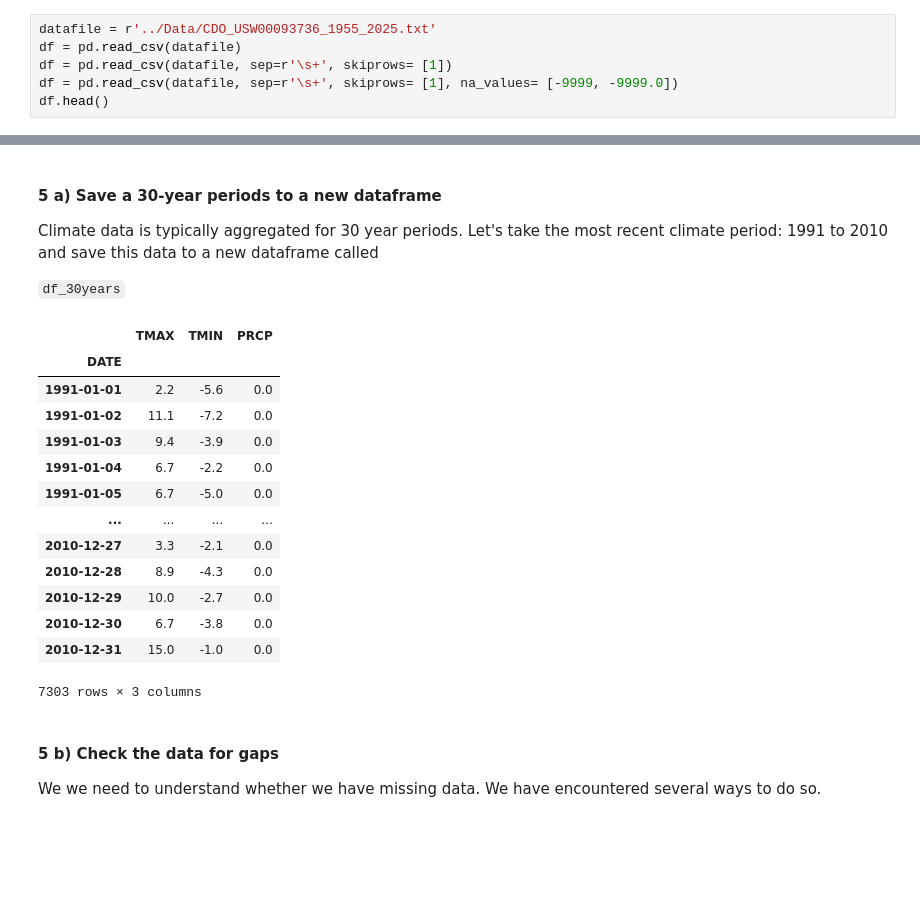
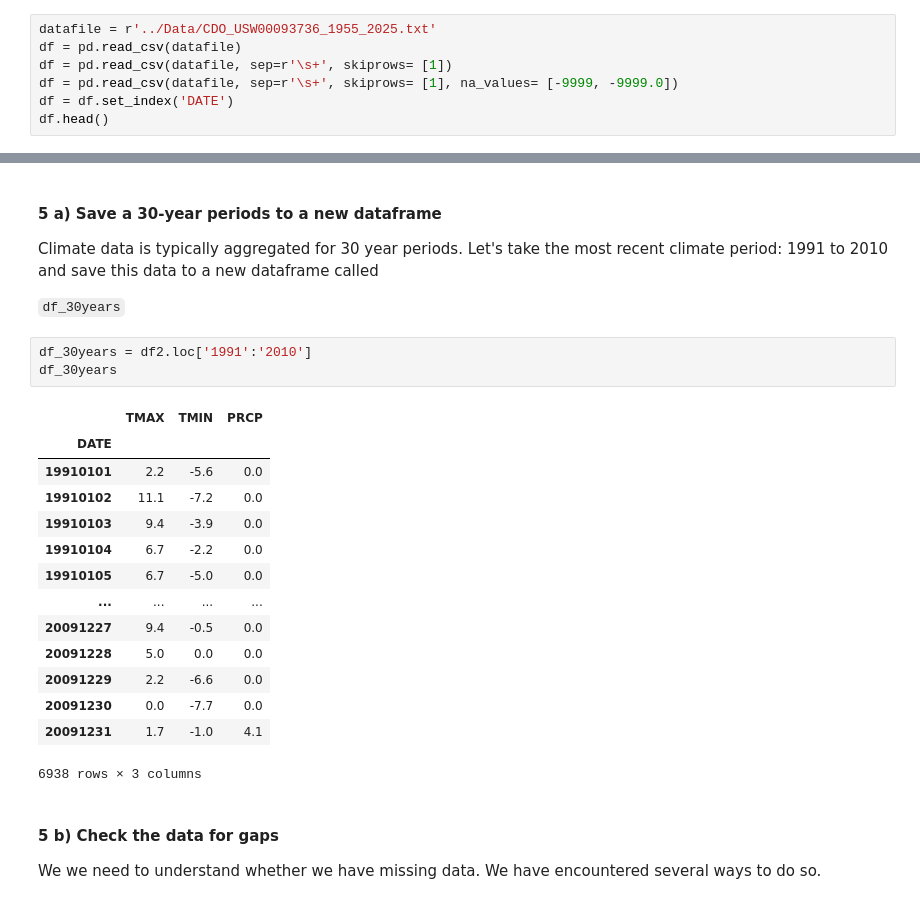
Before and after one commit to rummelen/ISAT_420_S26_Shared, a Jupyter notebook: W5_Pandas_Groupby_And_Timeseries/Code/w5_pandas_timerseries_practice.ipynb, the cells around one changed output, grey strips where cells are left out. Saved outputs shown, nothing was run; the diff lists cells and outputs as text; blank space fills up the shorter version.

```diff
--- a/W5_Pandas_Groupby_And_Timeseries/Code/w5_pandas_timerseries_practice.ipynb
+++ b/W5_Pandas_Groupby_And_Timeseries/Code/w5_pandas_timerseries_practice.ipynb
@@ -24,5 +24,6 @@ datafile = r'../Data/CDO_USW00093736_1955_2025.txt'
 df = pd.read_csv(datafile)
 df = pd.read_csv(datafile, sep=r'\s+', skiprows= [1])
 df = pd.read_csv(datafile, sep=r'\s+', skiprows= [1], na_values= [-9999, -9999.0])
+df = df.set_index('DATE')
 df.head()
 # %% [output]
@@ -99,21 +102,23 @@ Climate data is typically aggregated for 30 year periods. Let's take the most re
 
 `df_30years`
 # %%
+df_30years = df2.loc['1991':'2010']
+df_30years
 # %% [output]
 |  | TMAX | TMIN | PRCP |
 | DATE |  |  |  |
-| 1991-01-01 | 2.2 | -5.6 | 0.0 |
-| 1991-01-02 | 11.1 | -7.2 | 0.0 |
-| 1991-01-03 | 9.4 | -3.9 | 0.0 |
-| 1991-01-04 | 6.7 | -2.2 | 0.0 |
-| 1991-01-05 | 6.7 | -5.0 | 0.0 |
+| 19910101 | 2.2 | -5.6 | 0.0 |
+| 19910102 | 11.1 | -7.2 | 0.0 |
+| 19910103 | 9.4 | -3.9 | 0.0 |
+| 19910104 | 6.7 | -2.2 | 0.0 |
+| 19910105 | 6.7 | -5.0 | 0.0 |
 | ... | ... | ... | ... |
-| 2010-12-27 | 3.3 | -2.1 | 0.0 |
-| 2010-12-28 | 8.9 | -4.3 | 0.0 |
-| 2010-12-29 | 10.0 | -2.7 | 0.0 |
-| 2010-12-30 | 6.7 | -3.8 | 0.0 |
-| 2010-12-31 | 15.0 | -1.0 | 0.0 |
+| 20091227 | 9.4 | -0.5 | 0.0 |
+| 20091228 | 5.0 | 0.0 | 0.0 |
+| 20091229 | 2.2 | -6.6 | 0.0 |
+| 20091230 | 0.0 | -7.7 | 0.0 |
+| 20091231 | 1.7 | -1.0 | 4.1 |
-7303 rows × 3 columns
+6938 rows × 3 columns
 # %% [markdown]
 #### 5 b) Check the data for gaps
 
```
Also changed, not shown: parts of 5 cells of this notebook.
